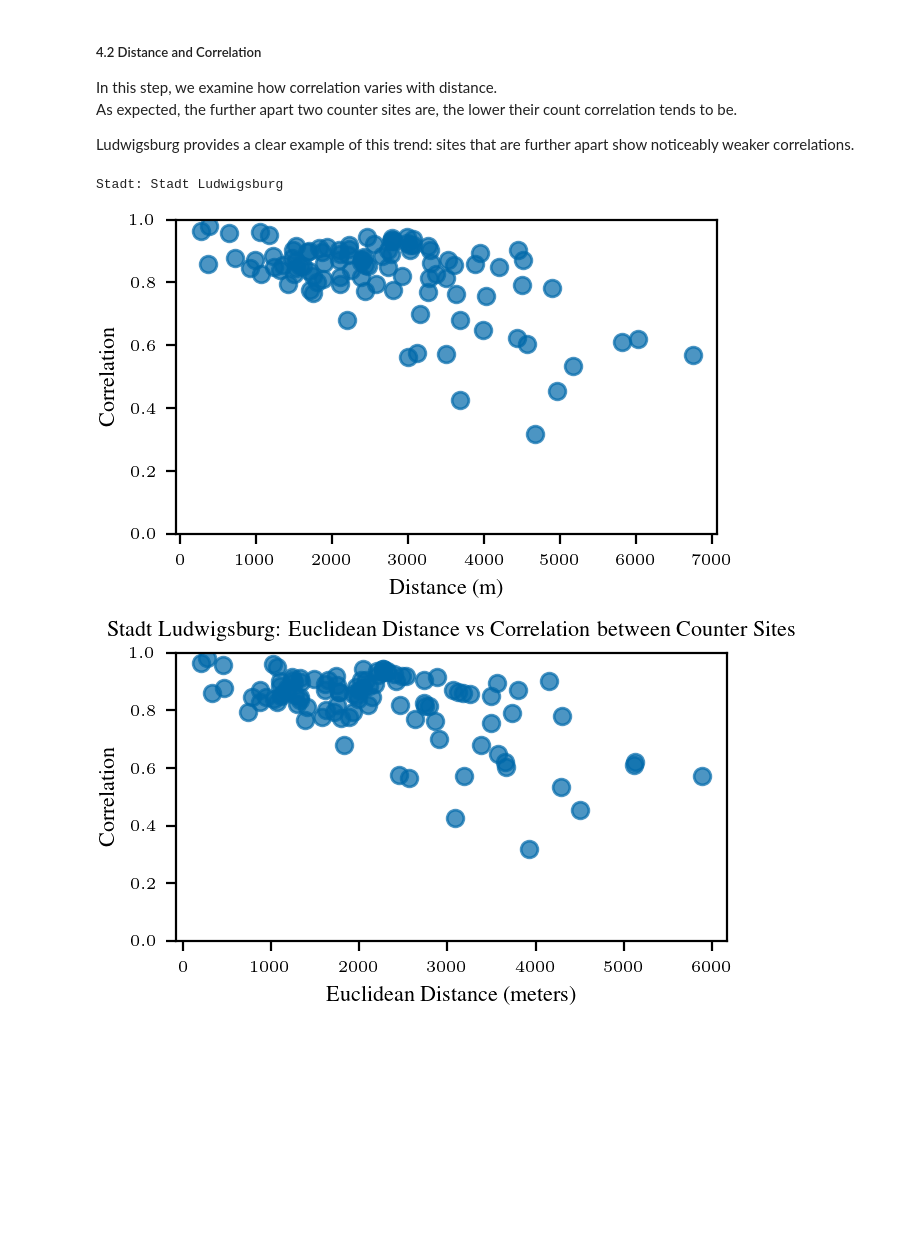
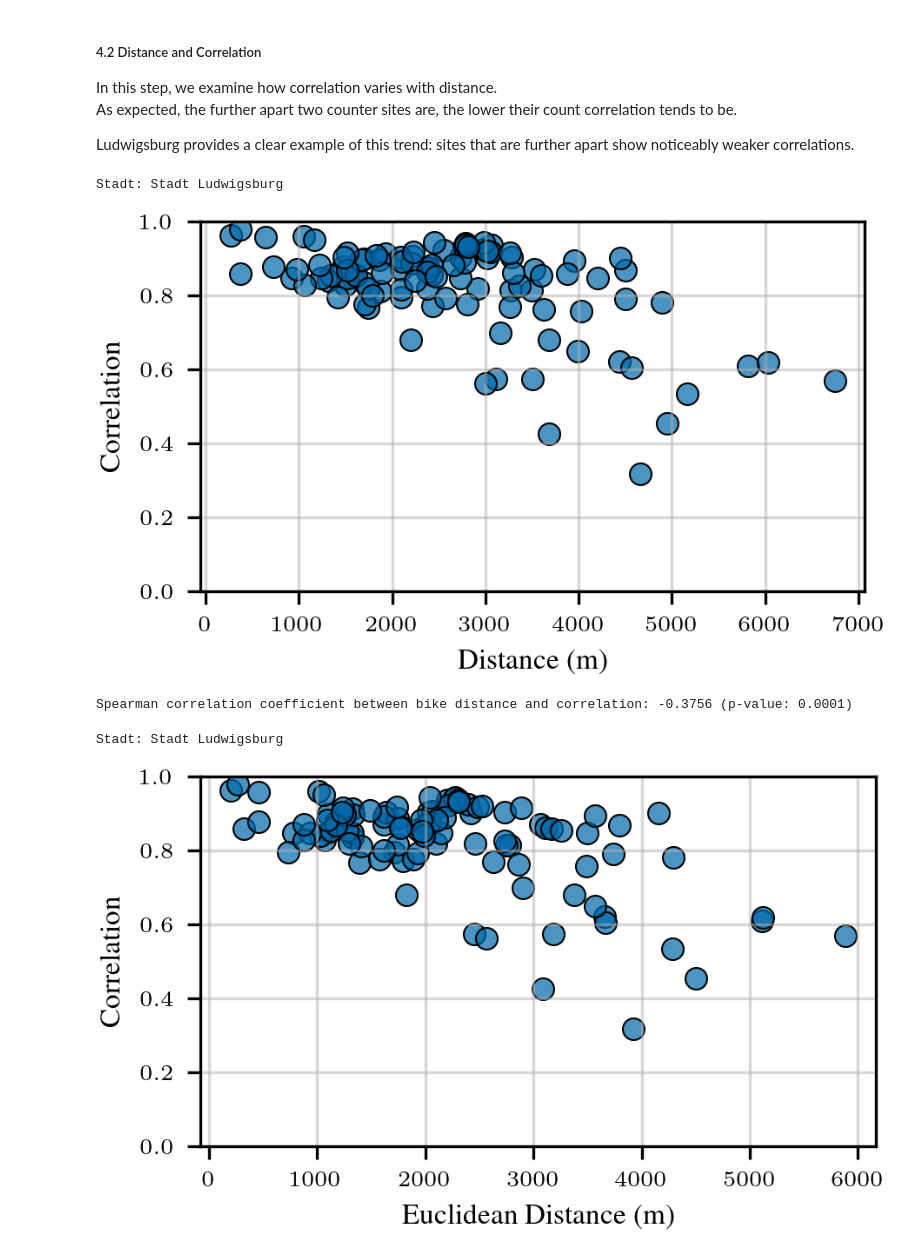
Before and after one commit to cleesee/fahrradzaehler, a Jupyter notebook: notebooks/distcorr_updated.ipynb, the cells around one changed output. Saved outputs shown, nothing was run; the diff lists cells and outputs as text; code cells hidden in the pictures; blank space fills up the shorter version.

```diff
--- a/notebooks/distcorr_updated.ipynb
+++ b/notebooks/distcorr_updated.ipynb
@@ -445,43 +476,58 @@ for i in range(len(sites1)):
         distance_values.append(distance)
         correlations.append(correlation)
 
-filename = f"bike_distance_vs_correlation_{title_domain.replace(' ', '_').lower()}.png"
+filename = f"bike_distance_vs_correlation_{title_domain.replace(' ', '_').lower()}.pdf"
 filepath = distcorr_plot_dir / filename
 
-with plt.rc_context(get_style(rel_width=1,display_dpi=200)):
+with plt.rc_context(get_style(rel_width =1, font_adjustment=0, display_dpi=300)):
+    fig, ax = plt.subplots()
     print("Stadt:",title_domain)
-    plt.scatter(distance_values, correlations)
-    plt.xlabel("Distance (m)")
-    plt.ylabel("Correlation")
-    plt.ylim(0, 1)
-    #plt.grid(True)
-    #plt.title(f"{title_domain}: Distance vs. Correlation between Counter Sites")
+    ax.scatter(distance_values, correlations, edgecolors='black', linewidths=0.5)
+    ax.set_xlabel("Distance (m)")
+    ax.set_ylabel("Correlation")
+    ax.set_ylim(0, 1)
+    plt.tight_layout()
+    plt.grid(True, alpha=0.5)
     plt.savefig(filepath, dpi=300, bbox_inches="tight")
     plt.show()
 # %% [output]
 Stadt: Stadt Ludwigsburg
-[figure, old version]
+[figure, new version]
+# %%
+# Spearman ρ (Distance vs Correlation)
+from scipy.stats import spearmanr
+corr_coef, p_value = spearmanr(distance_values, correlations)
+print(f"Spearman correlation coefficient between bike distance and correlation: {corr_coef:.4f} (p-value: {p_value:.4f})")
+# %% [output]
+Spearman correlation coefficient between bike distance and correlation: -0.3756 (p-value: 0.0001)
 # %%
 # 4.2.1 euclidean distance vs correlation plot
 correlations = []
 distance_values = []
 for i in range(len(sites1)):
     for j in range(i + 1, len(sites1)):
         site1 = sites1[i]
         site2 = sites1[j]
         distance = dist_matrix_euclid.loc[site1, site2]
         correlation = corr_matrix1.loc[site1, site2]
         distance_values.append(distance)
         correlations.append(correlation)
 
-with plt.rc_context(get_style(rel_width=1,display_dpi=200)):
-    plt.scatter(distance_values, correlations)
-    plt.xlabel("Euclidean Distance (meters)")
-    # set y limit to 0 and 1
-    plt.ylim(0, 1)
-    plt.ylabel("Correlation")
-    safe_title = title_domain.replace("&", r"\&")
-    plt.title(f"{safe_title}: Euclidean Distance vs Correlation between Counter Sites")
+
+filename = f"euclidean_distance_vs_correlation_{title_domain.replace(' ', '_').lower()}.pdf"
+filepath = distcorr_plot_dir / filename
+
+with plt.rc_context(get_style(rel_width =1, font_adjustment=0, display_dpi=300)):
+    fig, ax = plt.subplots()
+    print("Stadt:",title_domain)
+    ax.scatter(distance_values, correlations, edgecolors='black', linewidths=0.5)
+    ax.set_xlabel("Euclidean Distance (m)")
+    ax.set_ylabel("Correlation")
+    ax.set_ylim(0, 1)
+    plt.tight_layout()
+    plt.grid(True, alpha=0.5)
+    plt.savefig(filepath, dpi=300, bbox_inches="tight")
     plt.show()
 # %% [output]
+Stadt: Stadt Ludwigsburg
-[figure, old version]
+[figure, new version]
```
Also changed, not shown: parts of 6 cells of this notebook.
